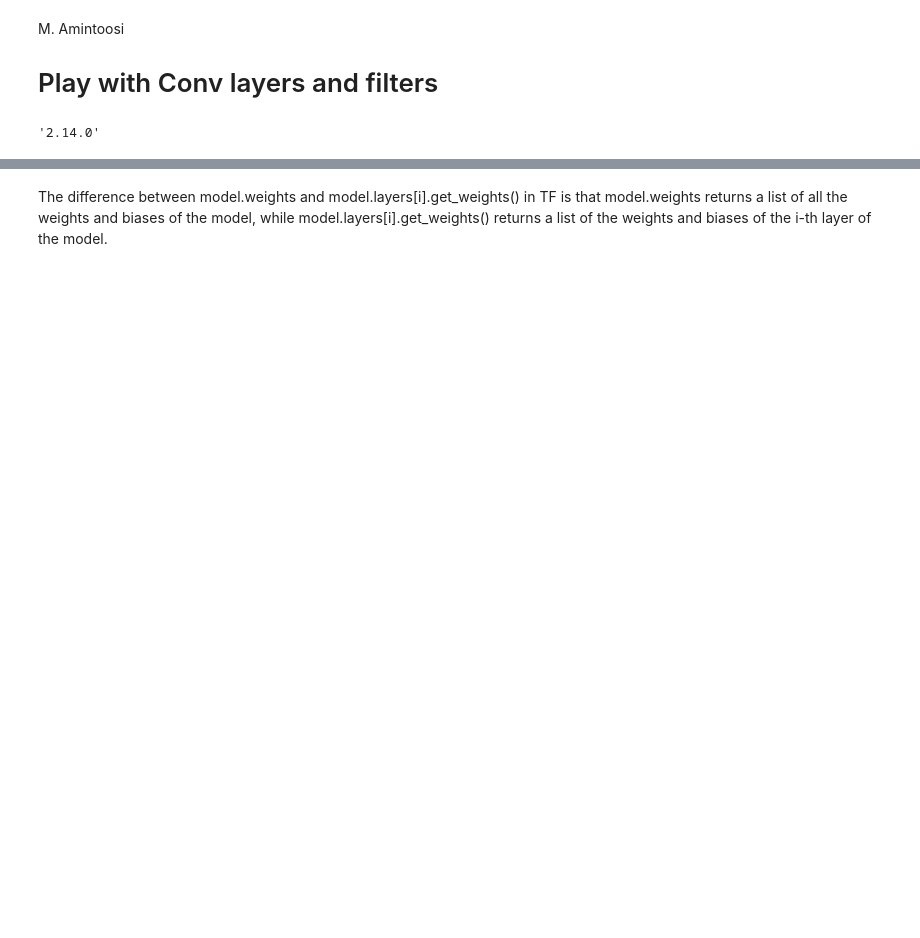
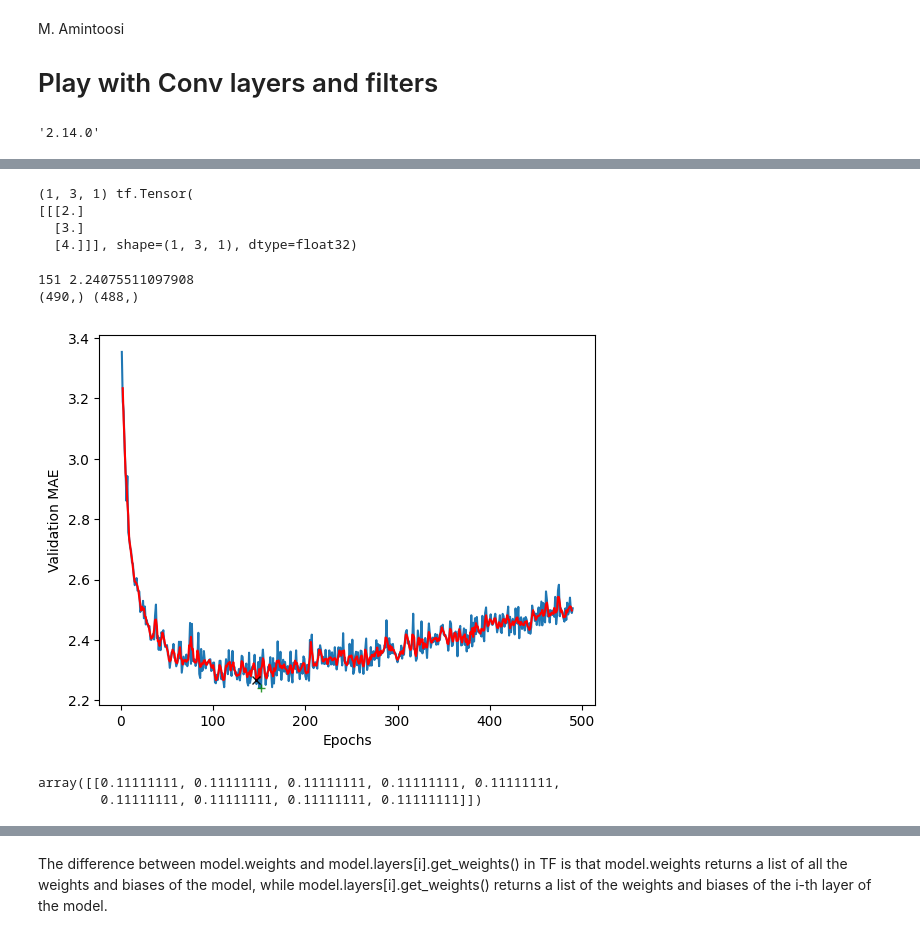
Before and after one commit to fum-cs/dl-fall-2023, a Jupyter notebook: code/conv_play.ipynb, the cells around one changed output, grey strips where cells are left out. Cells and saved outputs as stored; diff of their text form; code cells hidden in the pictures; blank space fills up the shorter version.

Commit message:
Edit conv_play

```diff
--- a/code/conv_play.ipynb
+++ b/code/conv_play.ipynb
@@ -14,0 +37,37 @@ keras.__version__
+# %%
+y = model(x) # apply the Conv1D layer to the input vector
+print(y.shape, y) # print the shape of the output tensor
+# %% [output]
+(1, 3, 1) tf.Tensor(
+[[[2.]
+  [3.]
+  [4.]]], shape=(1, 3, 1), dtype=float32)
+# %%
+x = np.load("truncated_mae_history.npy")
+print(np.argmin(x), np.min(x))
+model = models.Sequential()
+model.add(layers.Conv1D(1, 3, input_shape=(len(x), 1),
+                        kernel_initializer=initializers.Constant([1/3, 1/3, 1/3])))
+
+X = tf.reshape(x, (1, len(x), 1))
+y = model(X)
+y = np.squeeze(y)
+print(x.shape, y.shape)
+plt.plot(range(1, len(x) + 1), x)
+plt.plot(np.argmin(x)+1, np.min(x), 'g+', alpha=0.8)
+
+plt.plot(range(2, len(y) +2 ), y, 'r')
+plt.plot(np.argmin(y)+2, np.min(y), 'kx', alpha=0.9)
+plt.xlabel("Epochs")
+plt.ylabel("Validation MAE")
+plt.show()
+# %% [output]
+151 2.24075511097908
+(490,) (488,)
+[figure, added]
+# %%
+w = np.ones((1,9))/9
+w
+# %% [output]
+array([[0.11111111, 0.11111111, 0.11111111, 0.11111111, 0.11111111,
+        0.11111111, 0.11111111, 0.11111111, 0.11111111]])
```
Also changed, not shown: parts of 19 cells of this notebook, 2 other files.
